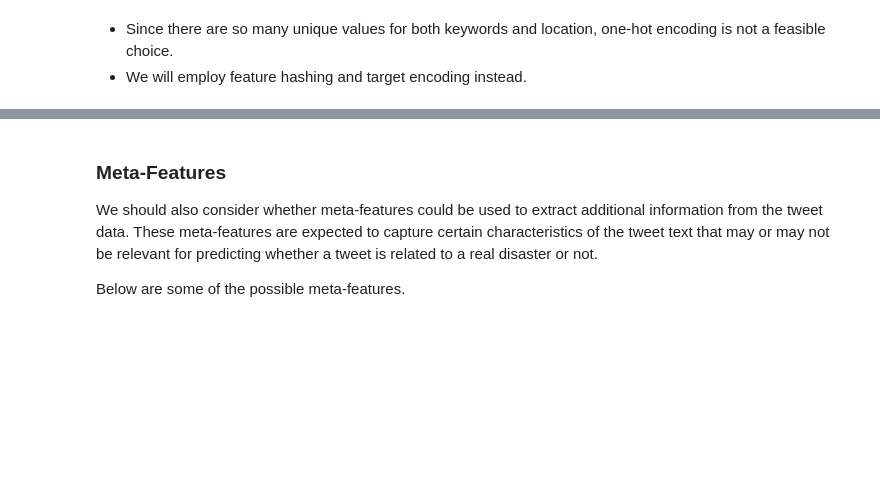
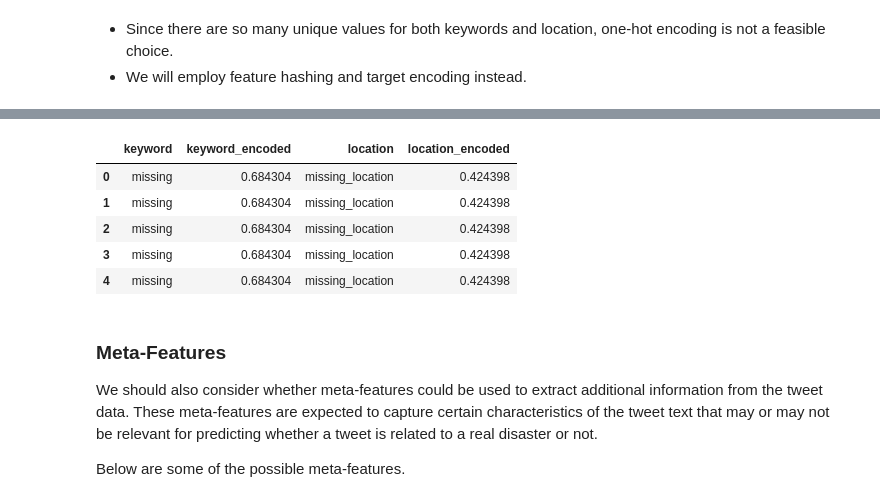
Before and after one commit to tohkarle/SC1015-Mini-Project, a Jupyter notebook: data_preprocessing.ipynb, the cells around one changed output, grey strips where cells are left out. Saved outputs shown, nothing was run; the diff lists cells and outputs as text; code cells hidden in the pictures; blank space fills up the shorter version.

```diff
--- a/data_preprocessing.ipynb
+++ b/data_preprocessing.ipynb
@@ -365,3 +443,13 @@ The target distribution in train dataset is roughly balanced so there is not muc
+# %%
+# Examine the target-encoded keyword and location features in the test dataset
+test_data_mod[['keyword', 'keyword_encoded', 'location', 'location_encoded']].head()
+# %% [output]
+|  | keyword | keyword_encoded | location | location_encoded |
+| 0 | missing | 0.684304 | missing_location | 0.424398 |
+| 1 | missing | 0.684304 | missing_location | 0.424398 |
+| 2 | missing | 0.684304 | missing_location | 0.424398 |
+| 3 | missing | 0.684304 | missing_location | 0.424398 |
+| 4 | missing | 0.684304 | missing_location | 0.424398 |
 # %% [markdown]
 ### Meta-Features
 We should also consider whether meta-features could be used to extract additional information from the tweet data. These meta-features are expected to capture certain characteristics of the tweet text that may or may not be relevant for predicting whether a tweet is related to a real disaster or not.
```
Also changed, not shown: parts of 15 cells of this notebook.
